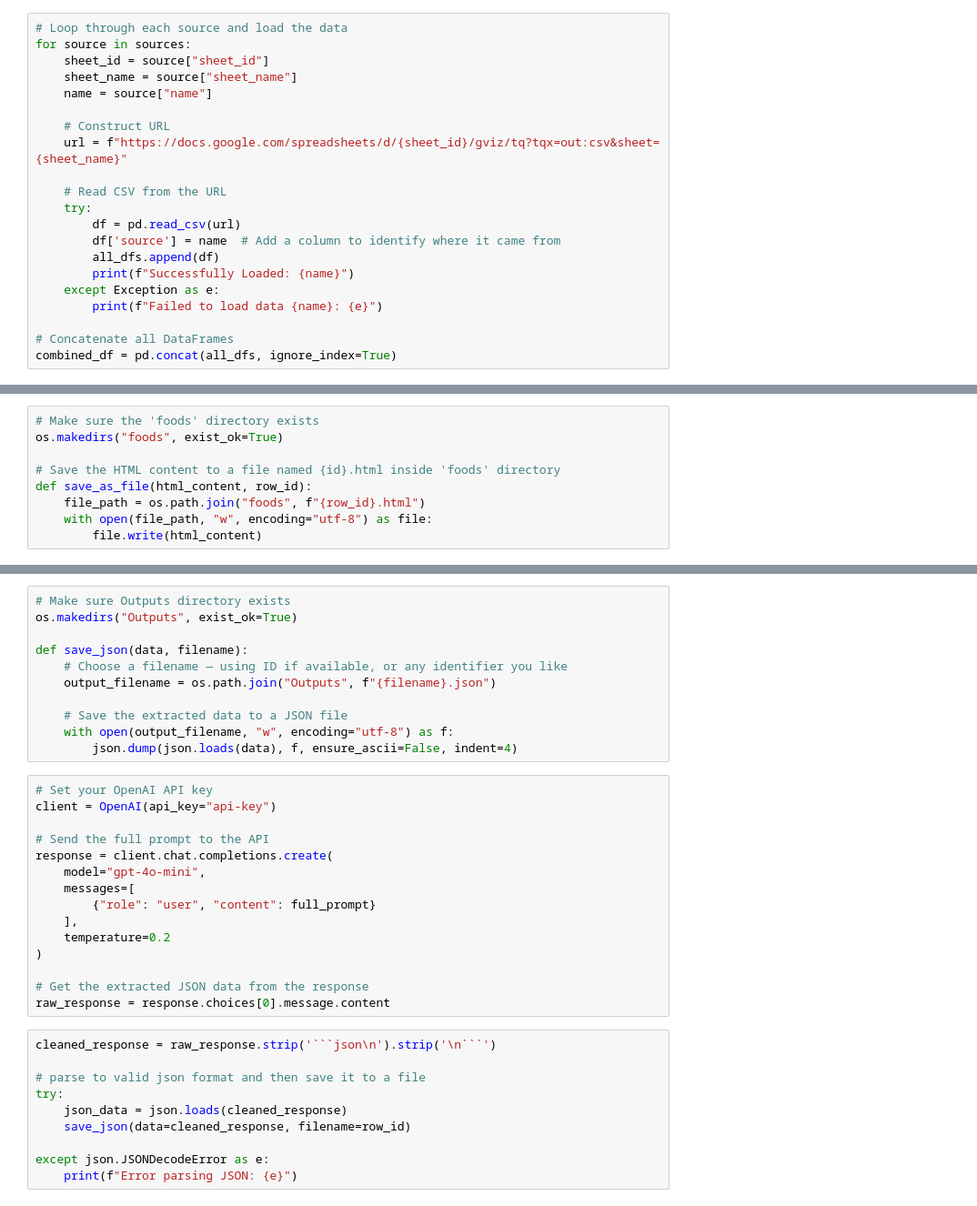
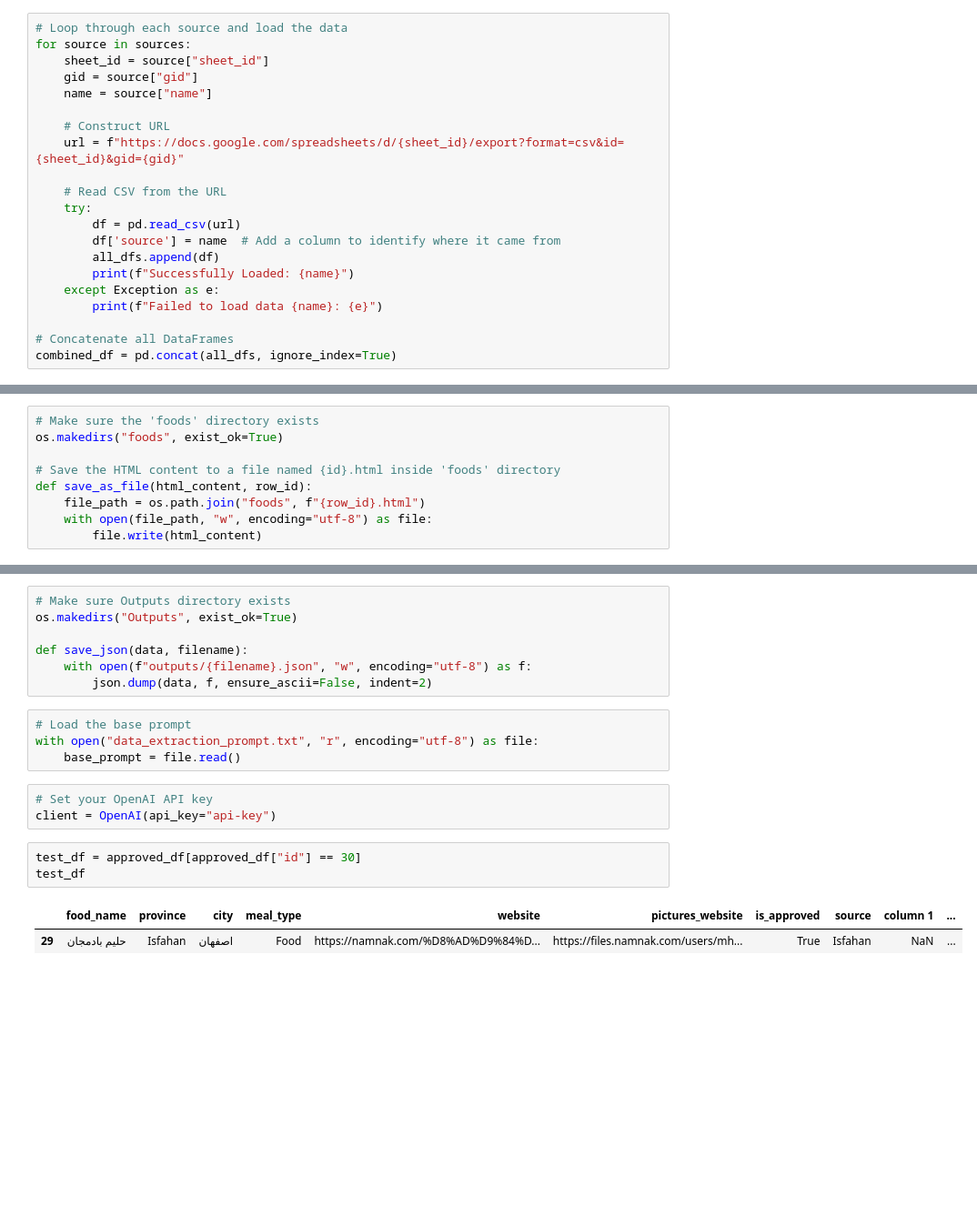
Before and after one commit to aminhalvaei/Playground, a Jupyter notebook: Crawler-Prototype.ipynb, the cells around one changed output, grey strips where cells are left out. Shown at 91% size. Saved outputs shown, nothing was run; the diff lists cells and outputs as text; blank space fills up the shorter version.

````diff
--- a/Crawler-Prototype.ipynb
+++ b/Crawler-Prototype.ipynb
@@ -16,11 +17,11 @@ all_dfs = []
 # Loop through each source and load the data
 for source in sources:
     sheet_id = source["sheet_id"]
-    sheet_name = source["sheet_name"]
+    gid = source["gid"]
     name = source["name"]
 
     # Construct URL
-    url = f"https://docs.google.com/spreadsheets/d/{sheet_id}/gviz/tq?tqx=out:csv&sheet={sheet_name}"
+    url = f"https://docs.google.com/spreadsheets/d/{sheet_id}/export?format=csv&id={sheet_id}&gid={gid}"
 
     # Read CSV from the URL
     try:
@@ -143,34 +140,18 @@ full_prompt
 os.makedirs("Outputs", exist_ok=True)
 
 def save_json(data, filename):
-    # Choose a filename — using ID if available, or any identifier you like
-    output_filename = os.path.join("Outputs", f"{filename}.json")
-
-    # Save the extracted data to a JSON file
-    with open(output_filename, "w", encoding="utf-8") as f:
-        json.dump(json.loads(data), f, ensure_ascii=False, indent=4)
+    with open(f"outputs/{filename}.json", "w", encoding="utf-8") as f:
+        json.dump(data, f, ensure_ascii=False, indent=2)
-# %%
-# Set your OpenAI API key
-client = OpenAI(api_key="api-key")
-
-# Send the full prompt to the API
-response = client.chat.completions.create(
-    model="gpt-4o-mini",
-    messages=[
-        {"role": "user", "content": full_prompt}
-    ],
-    temperature=0.2
-)
-
-# Get the extracted JSON data from the response
-raw_response = response.choices[0].message.content
-# %%
-cleaned_response = raw_response.strip('```json\n').strip('\n```')
-
-# parse to valid json format and then save it to a file
-try:
-    json_data = json.loads(cleaned_response)
-    save_json(data=cleaned_response, filename=row_id)
-
-except json.JSONDecodeError as e:
-    print(f"Error parsing JSON: {e}")
+# %%
+# Load the base prompt
+with open("data_extraction_prompt.txt", "r", encoding="utf-8") as file:
+    base_prompt = file.read()
+# %%
+# Set your OpenAI API key
+client = OpenAI(api_key="api-key")
+# %%
+test_df = approved_df[approved_df["id"] == 30]
+test_df
+# %% [output]
+|  | food_name | province | city | meal_type | website | pictures_website | is_approved | source | column 1 | ... |
+| 29 | حلیم بادمجان | Isfahan | اصفهان | Food | https://namnak.com/%D8%AD%D9%84%D... | https://files.namnak.com/users/mh... | True | Isfahan | NaN | ... |
````
Also changed, not shown: parts of 10 cells of this notebook.
